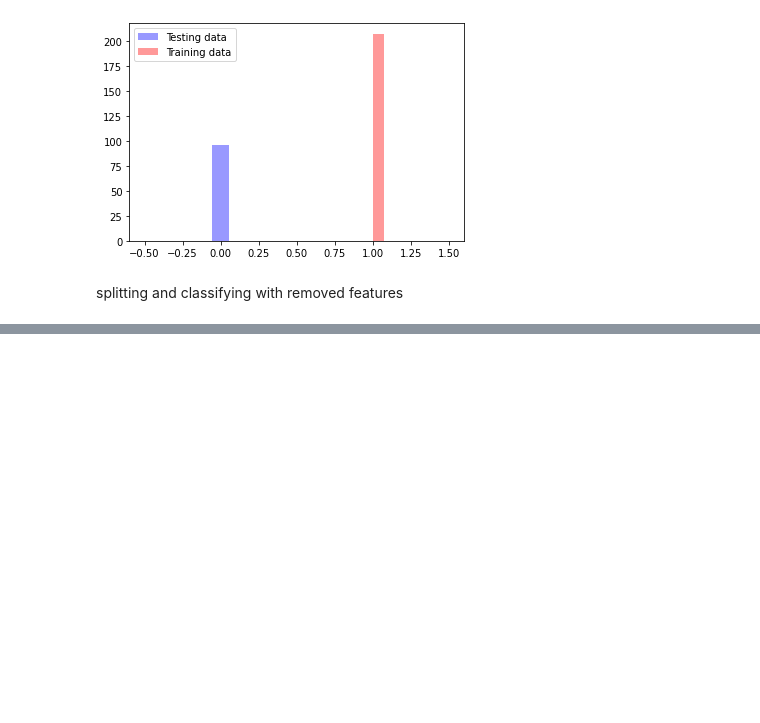
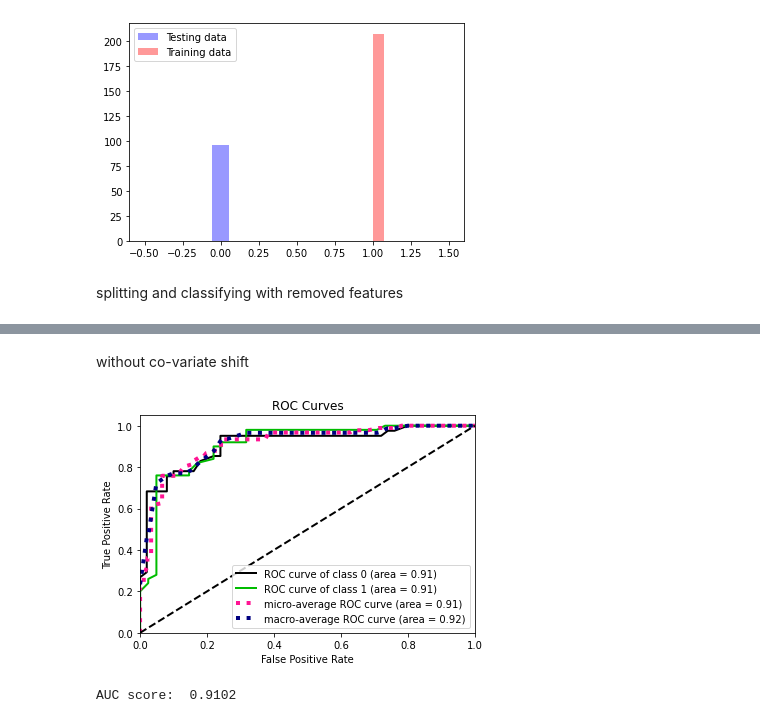
Before and after one commit to syedsauda/CE888, a Jupyter notebook: Assignment2/Assignment2_dataset2.ipynb, the cells around one changed output, grey strips where cells are left out. Drawn from its saved outputs; the diff is of its cells as text; code cells hidden in the pictures; blank space fills up the shorter version.

```diff
--- a/Assignment2/Assignment2_dataset2.ipynb
+++ b/Assignment2/Assignment2_dataset2.ipynb
@@ -163,0 +200,7 @@ AUC score:  0.7161
+# %% [markdown]
+without co-variate shift
+# %%
+unused,unused2 = split_and_classify(orig_df_train,"target")
+# %% [output]
+[figure, added]
+AUC score:  0.9102
```
Also changed, not shown: parts of 12 cells of this notebook.
